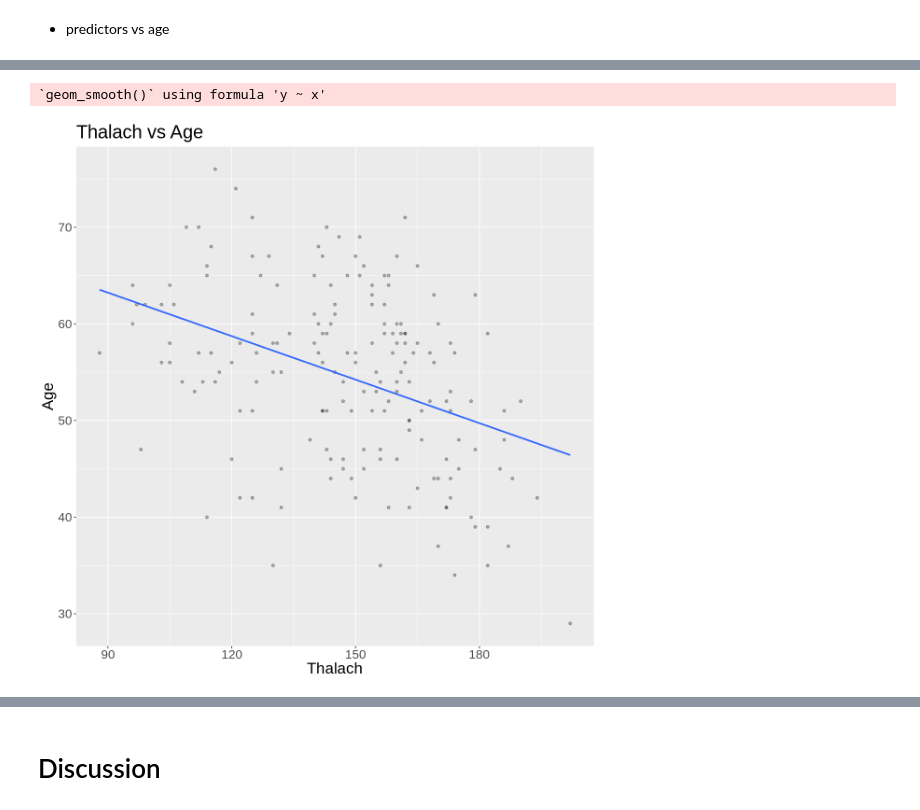
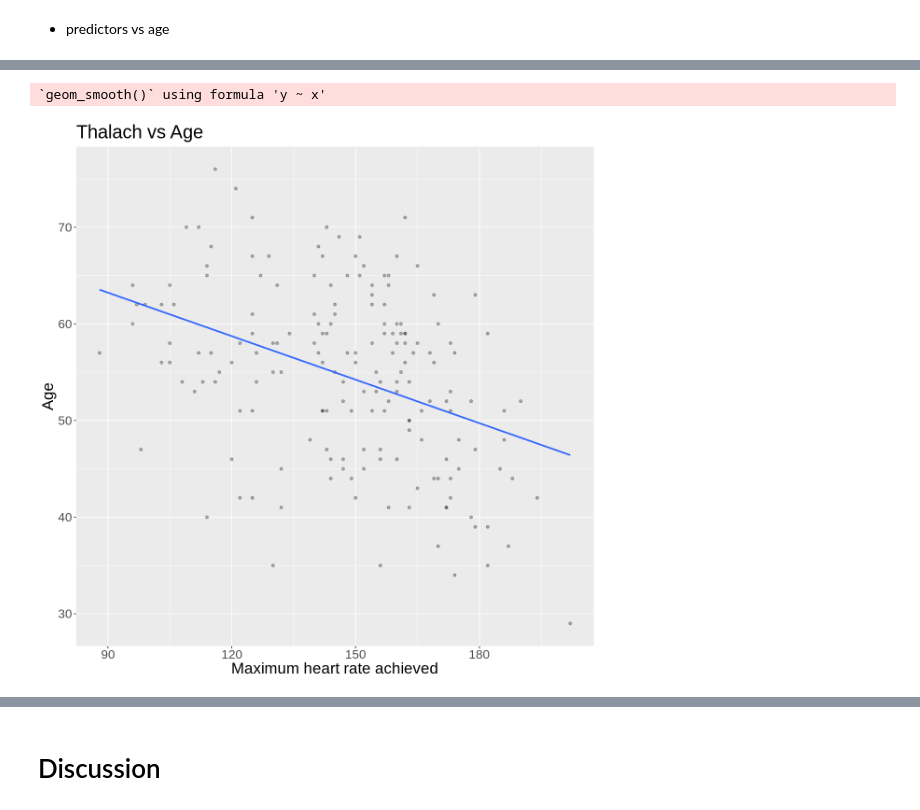
Before and after one commit to klydestad/group_153_project, a Jupyter notebook: group.153.project.report.ipynb, the cells around one changed output, grey strips where cells are left out. Saved outputs shown, nothing was run; the diff lists cells and outputs as text; code cells hidden in the pictures.

```diff
--- a/group.153.project.report.ipynb
+++ b/group.153.project.report.ipynb
@@ -362,15 +362,15 @@ trestbps_age_plot
 # %%
 thalach_age_plot <- ggplot(heart_training, aes(x = thalach, y = age)) +
                   geom_point(alpha = 0.3) +
-                  xlab("Thalach") +
+                  xlab("Maximum heart rate achieved") +
                   ylab("Age") +
                   ggtitle("Thalach vs Age") +
                   geom_smooth(method = "lm", se = FALSE) +
                   theme(text = element_text(size = 20))
 thalach_age_plot
 # %% [output]
 `geom_smooth()` using formula 'y ~ x'
-[figure, old version]
+[figure, new version]
 # %%
 ca_age_plot <- ggplot(heart_training, aes(x = ca, y = age)) +
                   geom_point(alpha = 0.3) +
```
Also changed, not shown: parts of 4 cells of this notebook.
